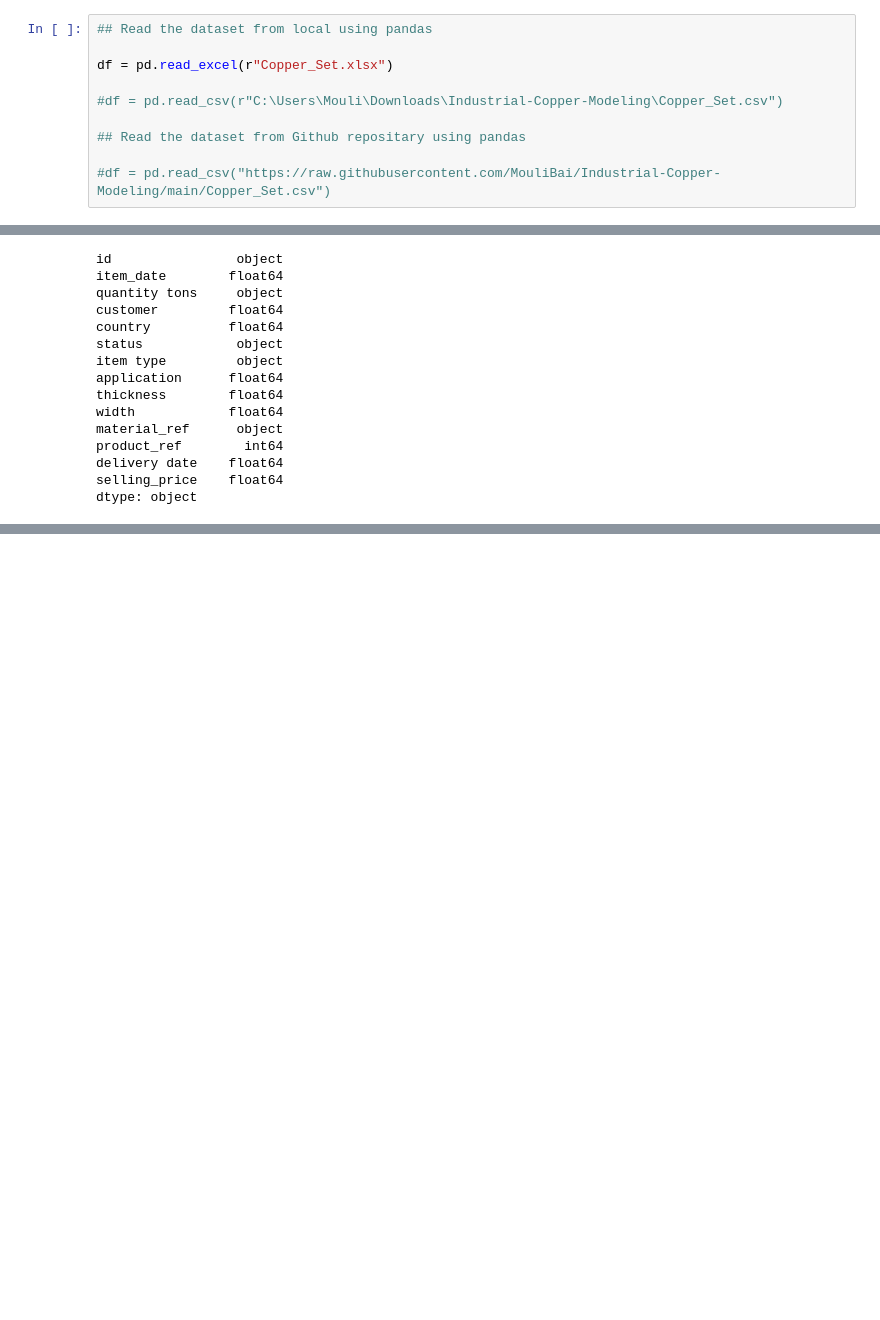
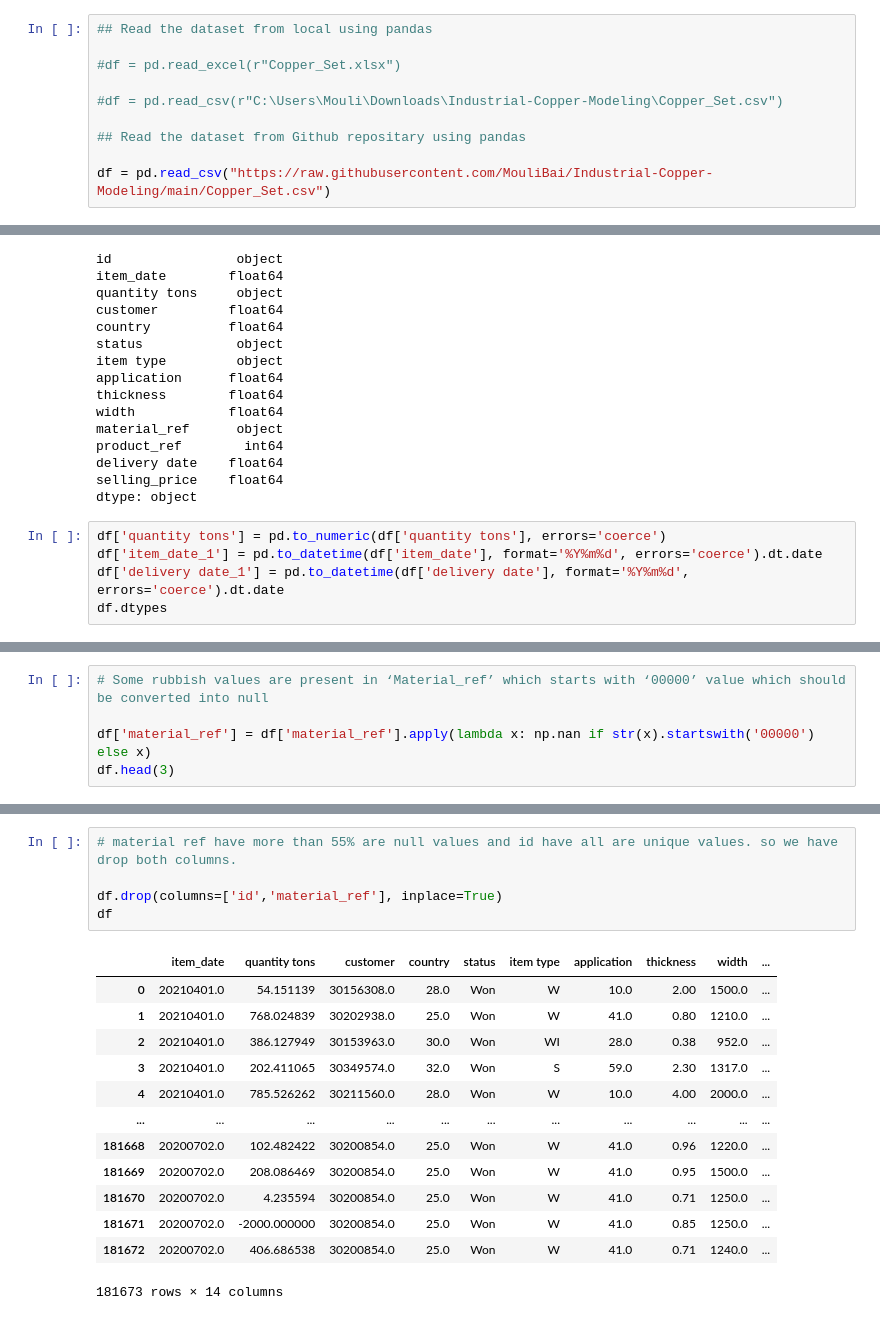
Before and after one commit to MouliBai/Industrial-Copper-Modeling, a Jupyter notebook: main.ipynb, the cells around one changed output, grey strips where cells are left out. Saved outputs shown, nothing was run; the diff lists cells and outputs as text; blank space fills up the shorter version.

```diff
--- a/main.ipynb
+++ b/main.ipynb
@@ -13,11 +13,11 @@ warnings.filterwarnings('ignore')
 # %%
 ## Read the dataset from local using pandas
 
-df = pd.read_excel(r"Copper_Set.xlsx")
+#df = pd.read_excel(r"Copper_Set.xlsx")
 
 #df = pd.read_csv(r"C:\Users\Mouli\Downloads\Industrial-Copper-Modeling\Copper_Set.csv")
 
 ## Read the dataset from Github repositary using pandas
 
-#df = pd.read_csv("https://raw.githubusercontent.com/MouliBai/Industrial-Copper-Modeling/main/Copper_Set.csv")
+df = pd.read_csv("https://raw.githubusercontent.com/MouliBai/Industrial-Copper-Modeling/main/Copper_Set.csv")
 # %%
@@ -54,3 +54,8 @@ product_ref        int64
 delivery date    float64
 selling_price    float64
 dtype: object
+# %%
+df['quantity tons'] = pd.to_numeric(df['quantity tons'], errors='coerce')
+df['item_date_1'] = pd.to_datetime(df['item_date'], format='%Y%m%d', errors='coerce').dt.date
+df['delivery date_1'] = pd.to_datetime(df['delivery date'], format='%Y%m%d', errors='coerce').dt.date
+df.dtypes
@@ -56,0 +123,5 @@ dtype: object
+# %%
+# Some rubbish values are present in ‘Material_ref’ which starts with ‘00000’ value which should be converted into null
+
+df['material_ref'] = df['material_ref'].apply(lambda x: np.nan if str(x).startswith('00000') else x)
+df.head(3)
@@ -56,0 +153,19 @@ dtype: object
+# %%
+# material ref have more than 55% are null values and id have all are unique values. so we have drop both columns.
+
+df.drop(columns=['id','material_ref'], inplace=True)
+df
+# %% [output]
+|  | item_date | quantity tons | customer | country | status | item type | application | thickness | width | ... |
+| 0 | 20210401.0 | 54.151139 | 30156308.0 | 28.0 | Won | W | 10.0 | 2.00 | 1500.0 | ... |
+| 1 | 20210401.0 | 768.024839 | 30202938.0 | 25.0 | Won | W | 41.0 | 0.80 | 1210.0 | ... |
+| 2 | 20210401.0 | 386.127949 | 30153963.0 | 30.0 | Won | WI | 28.0 | 0.38 | 952.0 | ... |
+| 3 | 20210401.0 | 202.411065 | 30349574.0 | 32.0 | Won | S | 59.0 | 2.30 | 1317.0 | ... |
+| 4 | 20210401.0 | 785.526262 | 30211560.0 | 28.0 | Won | W | 10.0 | 4.00 | 2000.0 | ... |
+| ... | ... | ... | ... | ... | ... | ... | ... | ... | ... | ... |
+| 181668 | 20200702.0 | 102.482422 | 30200854.0 | 25.0 | Won | W | 41.0 | 0.96 | 1220.0 | ... |
+| 181669 | 20200702.0 | 208.086469 | 30200854.0 | 25.0 | Won | W | 41.0 | 0.95 | 1500.0 | ... |
+| 181670 | 20200702.0 | 4.235594 | 30200854.0 | 25.0 | Won | W | 41.0 | 0.71 | 1250.0 | ... |
+| 181671 | 20200702.0 | -2000.000000 | 30200854.0 | 25.0 | Won | W | 41.0 | 0.85 | 1250.0 | ... |
+| 181672 | 20200702.0 | 406.686538 | 30200854.0 | 25.0 | Won | W | 41.0 | 0.71 | 1240.0 | ... |
+181673 rows × 14 columns
```
Also changed, not shown: parts of 17 cells of this notebook.
